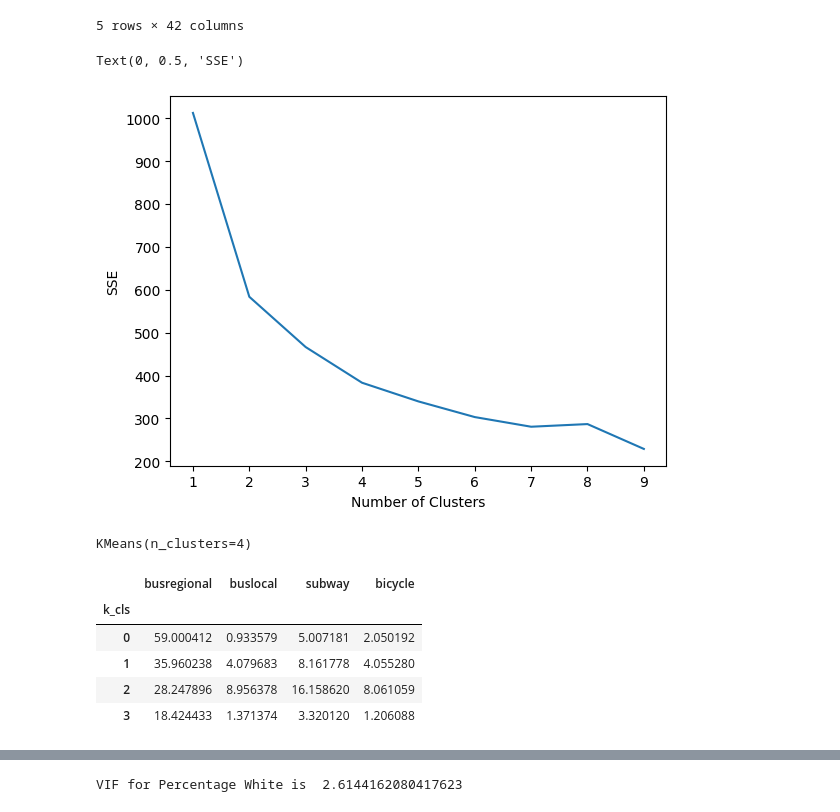
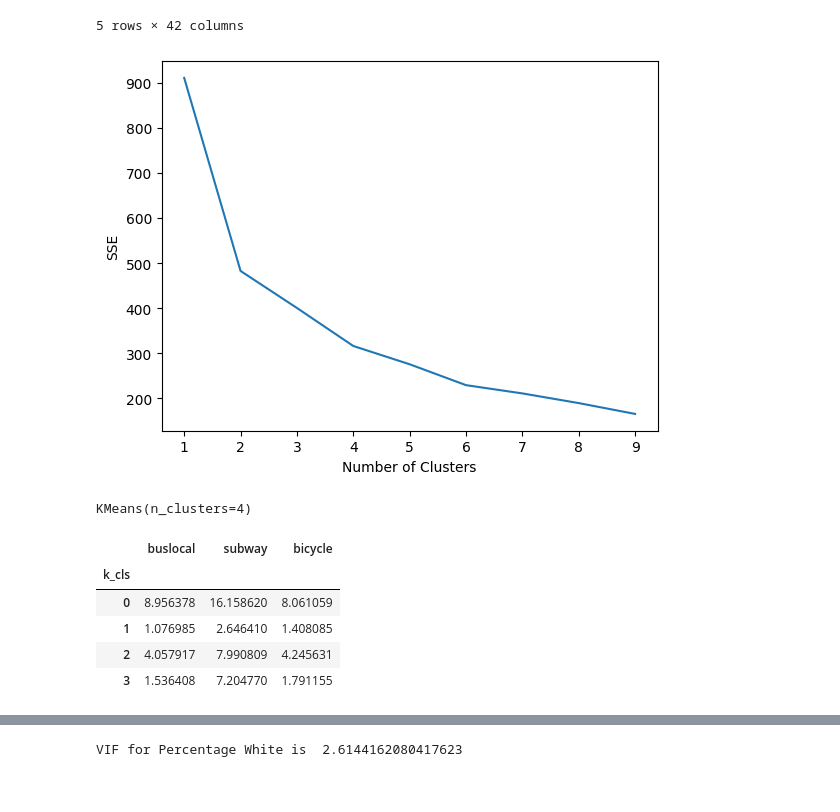
Before and after one commit to Sidbaobao/Final_project_data__science, a Jupyter notebook: sm2986_HW5 collaboration.ipynb, the cells around one changed output, grey strips where cells are left out. Drawn from its saved outputs; the diff is of its cells as text; code cells hidden in the pictures.

```diff
--- a/sm2986_HW5 collaboration.ipynb
+++ b/sm2986_HW5 collaboration.ipynb
@@ -815,21 +861,22 @@ Index(['Total Population', 'Per Capita Income', 'White Population',
 | 4 | 8272.0 | 110684.0 | 6895.0 | 87781.0 | 316.0 | 2666.0 | 4829.0 | ... |
 5 rows × 42 columns
 # %%
-tract_mobility_var = tract_mobility[['busregional', 'buslocal', 'subway', 'bicycle']]
+tract_mobility_var = tract_mobility[['buslocal', 'subway', 'bicycle']]
 tract_mobility_scale = robust_scale(tract_mobility_var)
 # %%
 sse = []
 for k in range(1,10):
     kmeans = KMeans(n_clusters=k, random_state=0)
     kmeans.fit(tract_mobility_scale)
     sse.append(kmeans.inertia_)
 
+fig, ax = plt.subplots()
 plt.plot(range(1,10),sse)
 plt.xlabel("Number of Clusters")
 plt.ylabel("SSE")
+fig.savefig("Elbow Method KMeans.png", dpi=300, bbox_inches="tight")
 # %% [output]
-Text(0, 0.5, 'SSE')
-[figure, old version]
+[figure, new version]
 # %%
 kmeans = KMeans(n_clusters=4)
 k_cls = kmeans.fit(tract_mobility_scale)
@@ -839,14 +886,14 @@ KMeans(n_clusters=4)
 # %%
 tract_mobility['k_cls'] = k_cls.labels_
 # %%
-tract_mobility.groupby('k_cls')[['busregional', 'buslocal', 'subway', 'bicycle']].mean()
+tract_mobility.groupby('k_cls')[['buslocal', 'subway', 'bicycle']].mean()
 # %% [output]
-|  | busregional | buslocal | subway | bicycle |
-| k_cls |  |  |  |  |
-| 0 | 59.000412 | 0.933579 | 5.007181 | 2.050192 |
-| 1 | 35.960238 | 4.079683 | 8.161778 | 4.055280 |
-| 2 | 28.247896 | 8.956378 | 16.158620 | 8.061059 |
-| 3 | 18.424433 | 1.371374 | 3.320120 | 1.206088 |
+|  | buslocal | subway | bicycle |
+| k_cls |  |  |  |
+| 0 | 8.956378 | 16.158620 | 8.061059 |
+| 1 | 1.076985 | 2.646410 | 1.408085 |
+| 2 | 4.057917 | 7.990809 | 4.245631 |
+| 3 | 1.536408 | 7.204770 | 1.791155 |
 # %%
 fig, ax = plt.subplots(1, figsize=(9, 9))
 tract_mobility.plot(column="k_cls", categorical=True, edgecolor = 'white', linewidth=0.2, ax=ax, cmap = 'Set2', legend=True,
```
Also changed, not shown: parts of 12 cells of this notebook.
